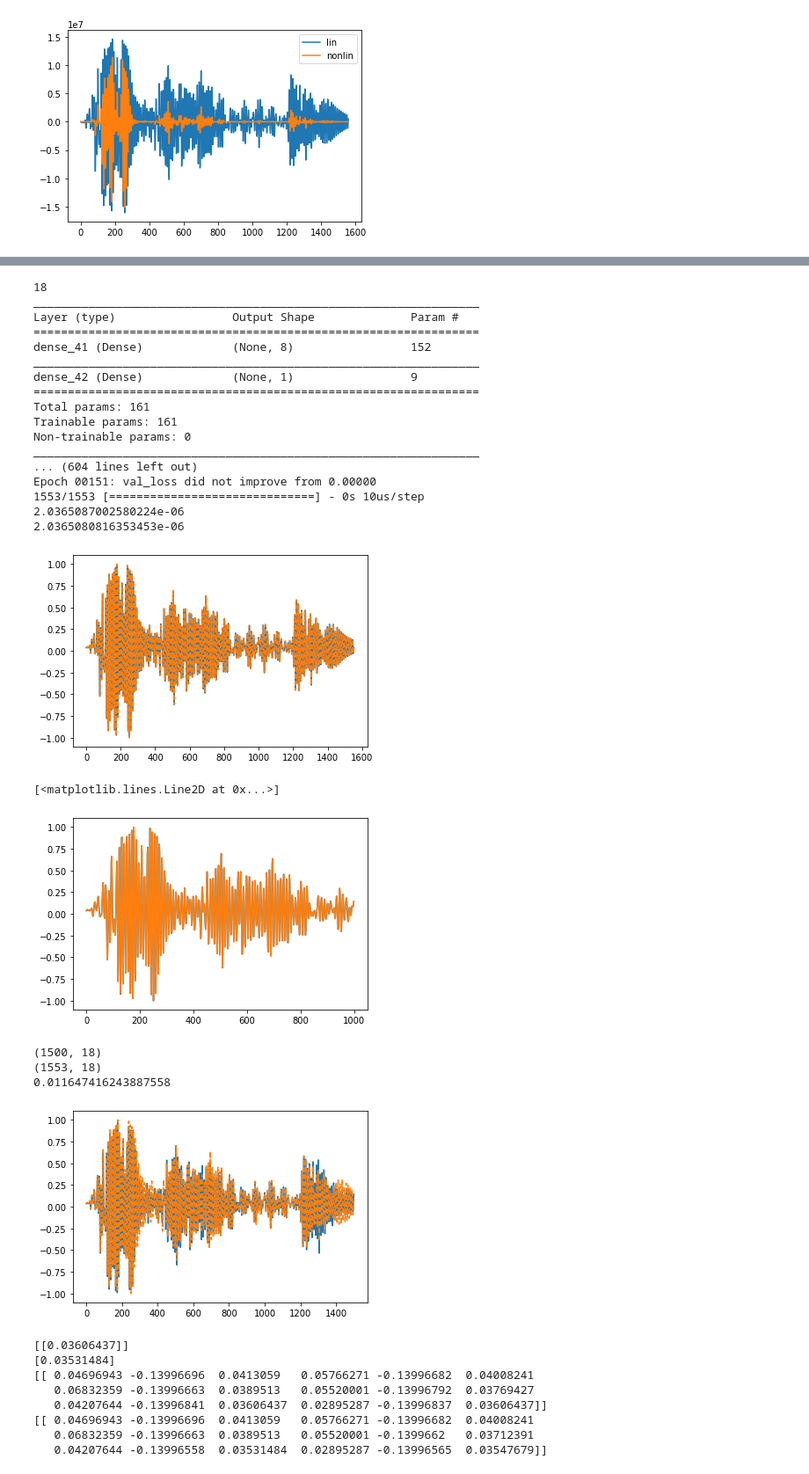
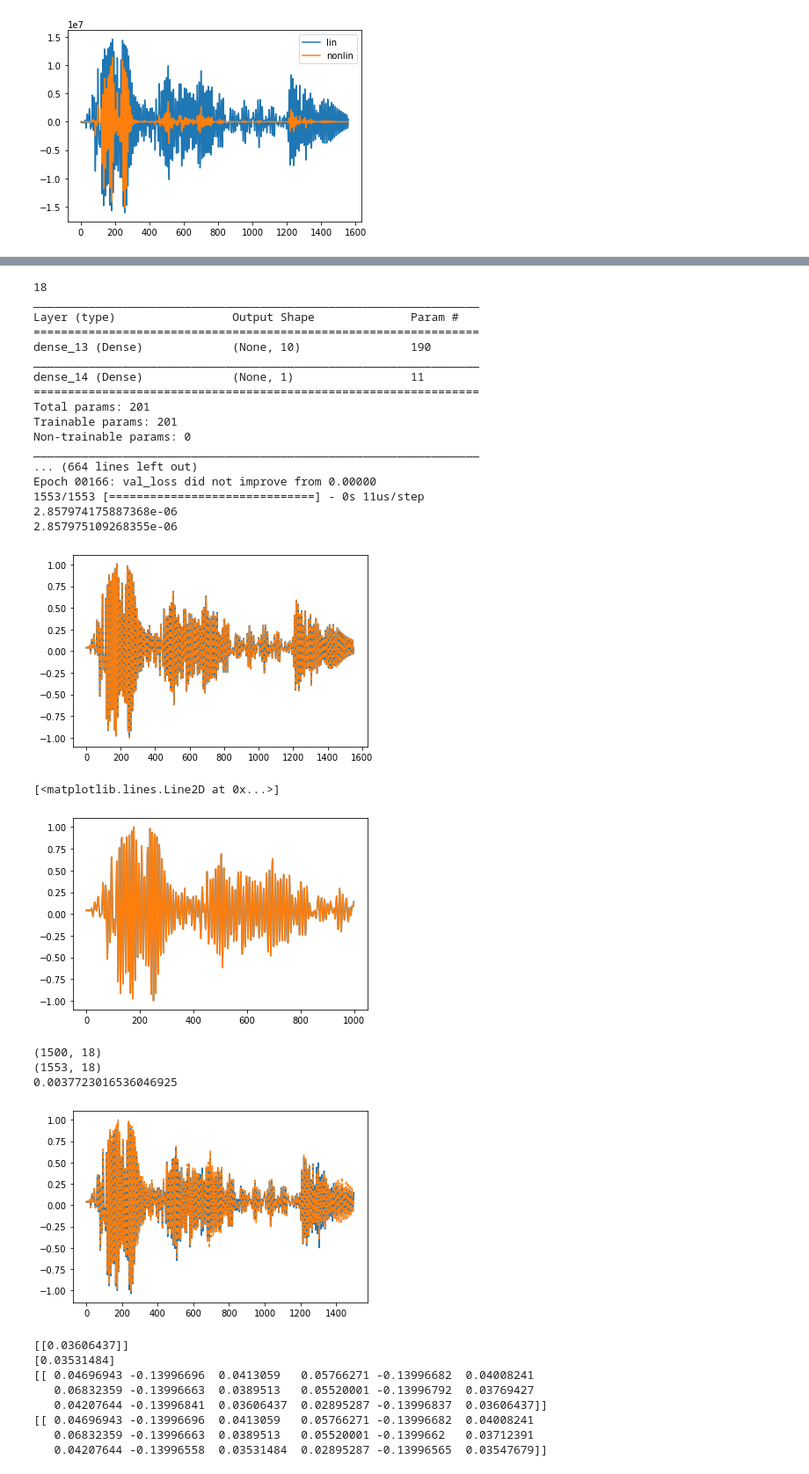
Before and after one commit to tomsimpson74/DynSub, a Jupyter notebook: DynSub_LSTM-NL.ipynb, the cells around one changed output, grey strips where cells are left out. Shown at 88% size. Drawn from its saved outputs; the diff is of its cells as text; code cells hidden in the pictures.

```diff
--- a/DynSub_LSTM-NL.ipynb
+++ b/DynSub_LSTM-NL.ipynb
@@ -151,12 +151,13 @@ callbacks_list = [usualCallback, checkpoint]
 print(f_train.shape[1])
 
 nn = Sequential()
-nn.add(Dense(8,input_dim = f_train.shape[1], activation='tanh'))
+nn.add(Dense(10,input_dim = f_train.shape[1], activation='tanh'))
 nn.add(Dense(1,activation='linear'))
-opt = keras.optimizers.Adam(lr=0.0001)
+opt = keras.optimizers.Adam(lr=0.0002)
 nn.compile(loss='mean_squared_error', optimizer=opt)
 
 nn.summary()
+
 nn.load_weights('.mdl_wts_nl.hdf5')
 nn.fit(f_train_norm,x_train_norm,validation_data=(f_test_norm,x_test_norm) ,epochs=2000, batch_size=64, callbacks=callbacks_list,shuffle=False)
 
@@ -173,20 +174,20 @@ print(mean_squared_error(yhat,x_test_norm))
 _________________________________________________________________
 Layer (type)                 Output Shape              Param #
 =================================================================
-dense_41 (Dense)             (None, 8)                 152
+dense_13 (Dense)             (None, 10)                190
 _________________________________________________________________
-dense_42 (Dense)             (None, 1)                 9
+dense_14 (Dense)             (None, 1)                 11
 =================================================================
-Total params: 161
-Trainable params: 161
+Total params: 201
+Trainable params: 201
 Non-trainable params: 0
 _________________________________________________________________
-... (604 lines left out)
-Epoch 00151: val_loss did not improve from 0.00000
-1553/1553 [==============================] - 0s 10us/step
-2.0365087002580224e-06
-2.0365080816353453e-06
+... (664 lines left out)
+Epoch 00166: val_loss did not improve from 0.00000
+1553/1553 [==============================] - 0s 11us/step
+2.857974175887368e-06
+2.857975109268355e-06
-[figure, old version]
+[figure, new version]
 # %%
 %matplotlib inline
 import mpld3
@@ -196,7 +197,7 @@ plt.plot(yhat)
 plt.plot(x_train_norm)
 # %% [output]
 [<matplotlib.lines.Line2D at 0x...>]
-[figure, old version]
+[figure, new version]
 # %%
 ### Simulation with "Hybrid Test" i.e. at each time point the input given is the AR input + ground acceleration
 ### along with the exogenous forcing which is calculated from the "Physical System"
@@ -251,38 +252,37 @@ def sim_pred(mdl, AG, X0, steps, params):
         Xhat = np.concatenate((Xhat,Yhat),axis=1)
         #print(Xhat.shape)
 
 
     return(y, Xstore)
 
-
-
+nn.load_weights('notbad.hdf5')
 (y, Xstore)= sim_pred(nn, f_test_norm[:,0:1], f_train_norm[0:1,:], 1500, params)
 
 Xstore = np.asarray(Xstore)
 Xstore = np.squeeze(Xstore)
 print(Xstore.shape)
 
 print(f_test.shape)
 '''
 plt.plot(Xstore[:,1])
 plt.plot(f_test_norm[:,1])
 '''
 
 
 
 y = np.asarray(np.squeeze(y))
 plt.plot(y[:])
 plt.plot(x_test_norm[:1498],'--')
 
 
 print(mean_squared_error(y[0:],x_test_norm[:y.shape[0]]))
 
-#nn.save_weights('notbad.hdf5')
+nn.save_weights('notbad.hdf5')
 # %% [output]
 (1500, 18)
 (1553, 18)
-0.011647416243887558
+0.0037723016536046925
-[figure, old version]
+[figure, new version]
 # %%
 X0 = f_test_norm[0:1,:]
 Yhat1 = nn.predict(X0)
```
Also changed, not shown: parts of 2 cells of this notebook, 6 other files.
